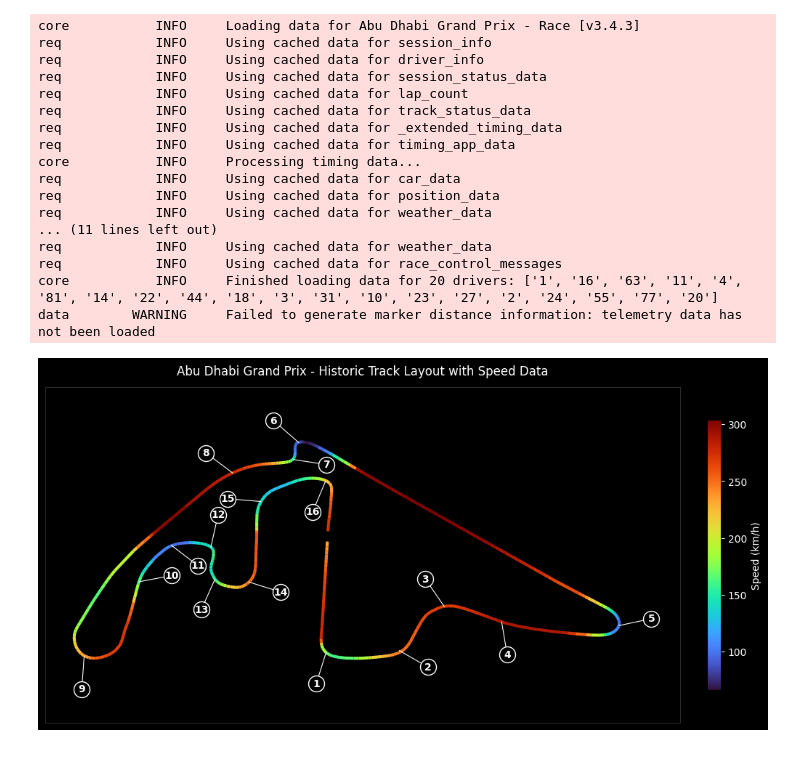
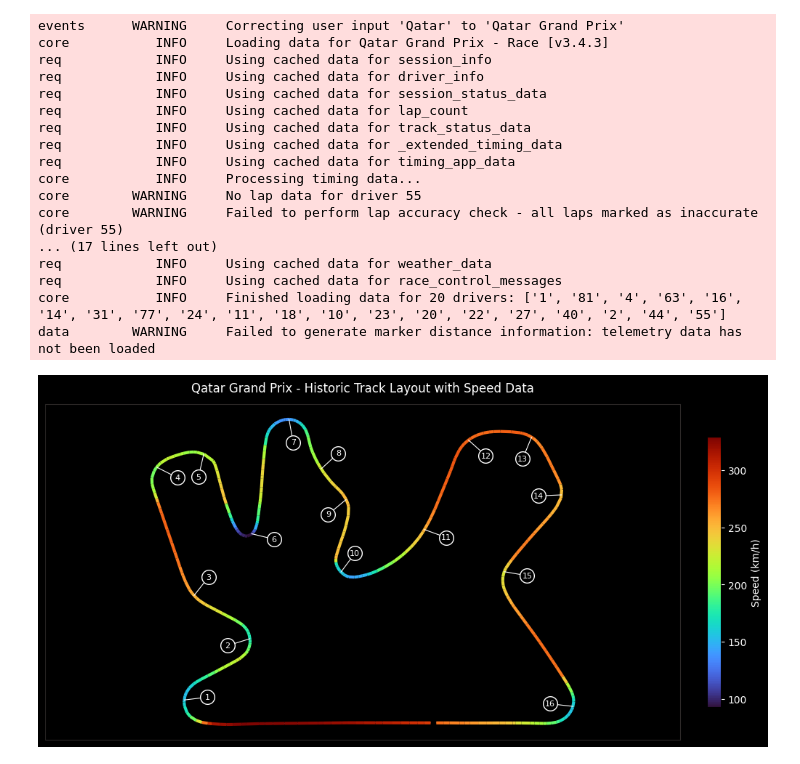
Before and after one commit to CharlotteGithub-prog/mclaren-performance-analysis-2024, a Jupyter notebook: plots/plot_track-characteristics_speed.ipynb, the cells around one changed output. Cells and saved outputs as stored; diff of their text form; code cells hidden in the pictures.

Commit message:
Adjust Qatar Corner Labels

```diff
--- a/plots/plot_track-characteristics_speed.ipynb
+++ b/plots/plot_track-characteristics_speed.ipynb
@@ -24,7 +24,7 @@ ff1.Cache.enable_cache(cache_path)
 # years = [2019, 2020, 2021, 2022, 2023]
 
 # Define target session
-year, grand_prix, session_type = 2023, 'Abu Dhabi', 'R'
+year, grand_prix, session_type = 2023, 'Qatar', 'R'
 
 # Define a color map for speed visualisations
 colors = ["blue", "yellow", "red"]
@@ -205,17 +205,22 @@ angle_adjustments = {
         "default": -0.3
     },
     "Las Vegas": {
-        # 10: 0.5,
-        # 3: -0.2,
+        # 5: 0.4,
+        # 12: -0.5,
         "default": 0.0
     },
     "Qatar": {
-        # 5: 0.4,
-        # 12: -0.5,
-        "default": 0.0
+        6: 3.0,
+        "default": -0.6
     }
     # Add more Grand Prix and specific corner adjustments as needed
 }
+
+track_angle_circuits = {
+    "Abu Dhabi": (13*math.pi)/9,
+    "Qatar": 61 * (math.pi / 180),
+    "Las Vegas": 0
+}
 # %%
 target_session = ff1.get_session(2023, grand_prix, session_type)
 target_session.load(telemetry=True)
@@ -239,9 +244,11 @@ def rotate(xy, *, angle):
                         [-np.sin(angle), np.cos(angle)]])
     return np.matmul(xy, rot_mat)
 
-# Rotate the track layout manually if desired (default angle set to 0 here)
+# Get the angle for the selected grand_prix, defaulting to 0 if not found
+track_angle = track_angle_circuits.get(grand_prix, 0)
+
+# Rotate the track layout based on the selected angle
 track = pos[['X', 'Y']].to_numpy()
-track_angle = (13*math.pi)/9  # Adjust rotation if necessary (radians)
 rotated_track = rotate(track, angle=track_angle)
 
 # Plot the base track layout
@@ -276,7 +283,7 @@ plt.yticks([])  # Remove y-axis ticks
 plt.axis('equal')  # Keep proportions
 
 # Offset vector for corner labels (increase values for larger offset)
-offset_vector = [750, 750]  # Adjust as needed to position corner labels further from the track
+offset_vector = [500, 500]  # Adjust as needed to position corner labels further from the track
 
 # Iterate over all corners and add labels
 for _, corner in circuit_info.corners.iterrows():
@@ -294,39 +301,43 @@ for _, corner in circuit_info.corners.iterrows():
 
     # Calculate text position by applying the offset
     text_x = corner['X'] + offset_x
     text_y = corner['Y'] + offset_y
 
     # Rotate the text and corner positions according to the track angle
     text_x, text_y = rotate([text_x, text_y], angle=track_angle)
     track_x, track_y = rotate([corner['X'], corner['Y']], angle=track_angle)
 
     # Draw a line from the track to the label circle
     plt.plot([track_x, text_x], [track_y, text_y], color='white', lw=0.8, zorder=3)
 
     # Draw a larger circle for each corner
-    plt.scatter(text_x, text_y, color='black', s=250, edgecolor='white', zorder=3)
+    plt.scatter(text_x, text_y, color='black', s=200, edgecolor='white', zorder=3)
 
     # Add the corner label text with more contrast
-    plt.text(text_x, text_y, txt, va='center', ha='center', fontsize=10, color='white', fontweight='bold', zorder=6)  # Adjusted fontsize for better readability
+    plt.text(text_x, text_y, txt, va='center', ha='center', fontsize=8, color='white', zorder=6)  # Adjusted fontsize for better readability
+
+# Save plot
+file_name = '/Users/charlotte/Desktop/'+grand_prix+' Grand Prix - Speed Map.png'
+plt.savefig(file_name, dpi=300)  # bbox_inches='tight'
 
 # Display the plot
 plt.show()
 # %% [output]
-core           INFO     Loading data for Abu Dhabi Grand Prix - Race [v3.4.3]
+events      WARNING     Correcting user input 'Qatar' to 'Qatar Grand Prix'
+core           INFO     Loading data for Qatar Grand Prix - Race [v3.4.3]
 req            INFO     Using cached data for session_info
 req            INFO     Using cached data for driver_info
 req            INFO     Using cached data for session_status_data
 req            INFO     Using cached data for lap_count
 req            INFO     Using cached data for track_status_data
 req            INFO     Using cached data for _extended_timing_data
 req            INFO     Using cached data for timing_app_data
 core           INFO     Processing timing data...
-req            INFO     Using cached data for car_data
-req            INFO     Using cached data for position_data
-req            INFO     Using cached data for weather_data
-... (11 lines left out)
+core        WARNING     No lap data for driver 55
+core        WARNING     Failed to perform lap accuracy check - all laps marked as inaccurate (driver 55)
+... (17 lines left out)
 req            INFO     Using cached data for weather_data
 req            INFO     Using cached data for race_control_messages
-core           INFO     Finished loading data for 20 drivers: ['1', '16', '63', '11', '4', '81', '14', '22', '44', '18', '3', '31', '10', '23', '27', '2', '24', '55', '77', '20']
+core           INFO     Finished loading data for 20 drivers: ['1', '81', '4', '63', '16', '14', '31', '77', '24', '11', '18', '10', '23', '20', '22', '27', '40', '2', '44', '55']
 data        WARNING     Failed to generate marker distance information: telemetry data has not been loaded
-[figure, old version]
+[figure, new version]
```
